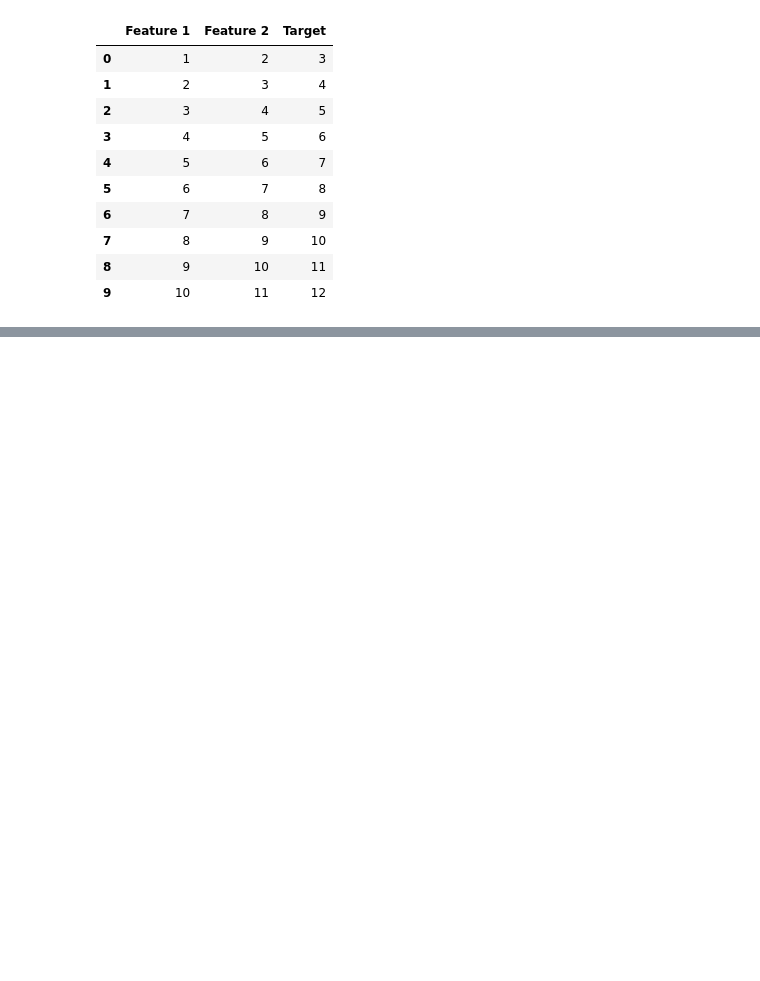
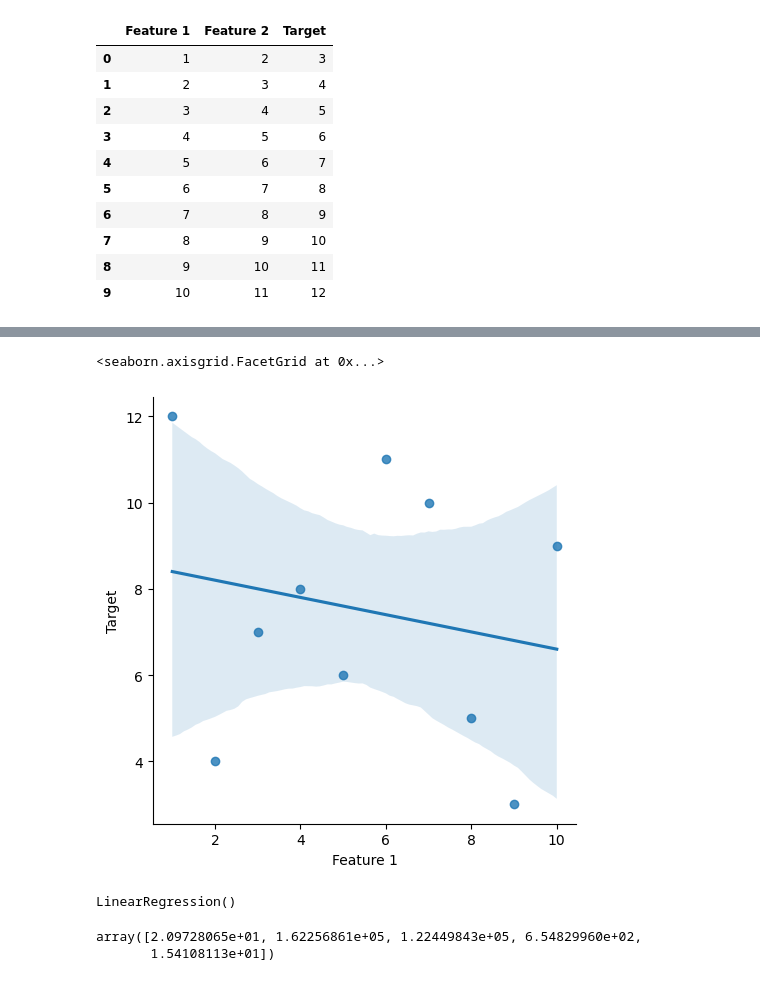
Before and after one commit to alex46x/Space, a Jupyter notebook: 04_AI_and_ML/Machine_Learning/USA_Housing/model.ipynb, the cells around one changed output, grey strips where cells are left out. Drawn from its saved outputs; the diff is of its cells as text; code cells hidden in the pictures; blank space fills up the shorter version.

```diff
--- a/04_AI_and_ML/Machine_Learning/USA_Housing/model.ipynb
+++ b/04_AI_and_ML/Machine_Learning/USA_Housing/model.ipynb
@@ -219,0 +254,5 @@ example_df
+# %%
+sns.lmplot(data = example_df , x='Feature 1' , y='Target')
+# %% [output]
+<seaborn.axisgrid.FacetGrid at 0x...>
+[figure, added]
@@ -219,0 +262,9 @@ example_df
+# %%
+model.fit(X_train,y_train)
+# %% [output]
+LinearRegression()
+# %%
+model.coef_
+# %% [output]
+array([2.09728065e+01, 1.62256861e+05, 1.22449843e+05, 6.54829960e+02,
+       1.54108113e+01])
```
Also changed, not shown: parts of 14 cells of this notebook, 1 other file.
